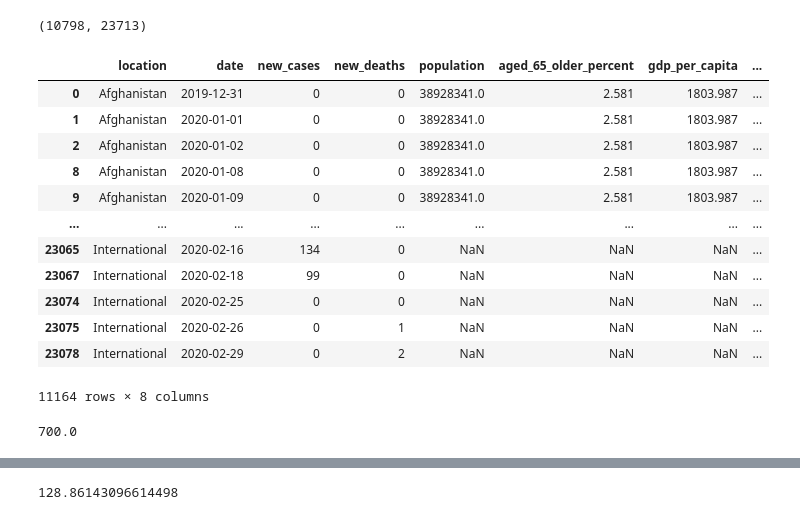
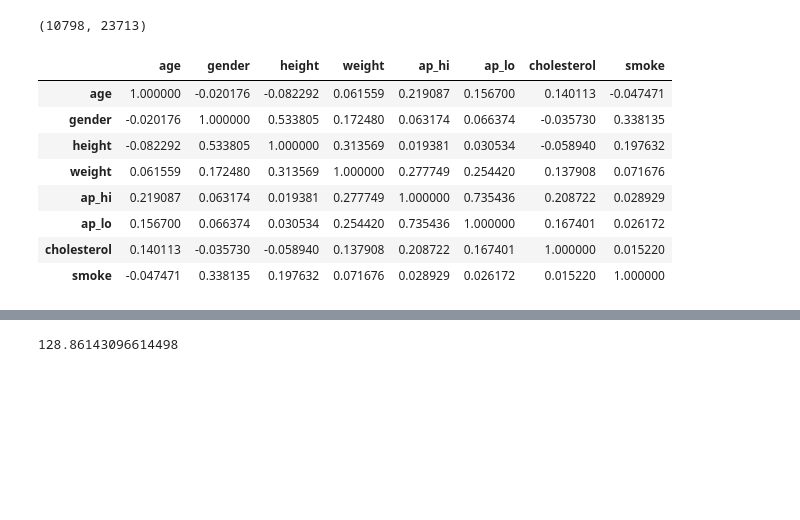
Before and after one commit to el-dAna/Quantum_Computing_notes, a Jupyter notebook: school_projects/turing_practice/data_analysis_exam.ipynb, the cells around one changed output, grey strips where cells are left out. Cells and saved outputs as stored; diff of their text form; code cells hidden in the pictures; blank space fills up the shorter version.

```diff
--- a/school_projects/turing_practice/data_analysis_exam.ipynb
+++ b/school_projects/turing_practice/data_analysis_exam.ipynb
@@ -6,8 +6,8 @@ import matplotlib.pyplot as plt
 import numpy as np
 # %%
 alco = pd.read_csv("./data/cardio_alco.csv")
-base = pd.read_csv("./data/cardio_base.csv", index_col = 'id')
-covid = pd.read_csv("./data/covid_data.csv")
+base1 = pd.read_csv("./data/cardio_base.csv", index_col = 'id')
+covid1 = pd.read_csv("./data/covid_data.csv")
 # covid_cols = 'location', 'date', 'new_cases', 'new_deaths', 'population','aged_65_older_percent', 'gdp_per_capita',
 #             'hospital_beds_per_thousand'
 
@@ -15,11 +15,16 @@ covid = pd.read_csv("./data/covid_data.csv")
 
 alco[["id", "alco"]] = alco['id;alco'].str.split(";", expand = True)
 alco.drop(columns = ['id;alco'], inplace = True)
-alco['id'] = alco['id'].astype(float)
+alco['id'] = alco['id'].astype(int)
 alco['alco'] = alco['alco'].astype(int)
-alco.set_index('id')
+alco.set_index('id', inplace=True)
 
-covid['date'] = pd.to_datetime(covid['date'])
-world_filter = covid['location'] == "World"
-covid = covid[~world_filter] #dataframe for all the induvidual countries
+base = base1.join(alco)
+base['alco'].fillna('None', inplace=True)
+base['age'] = base['age']/365
+# base['alco'] = base['alco'].astype(type(np.nan))
+
+covid1['date'] = pd.to_datetime(covid1['date'])
+world_filter = covid1['location'] == "World"
+covid = covid1[~world_filter] #dataframe for all the induvidual countries
 covid_world = covid[world_filter] #cummulated data for the world, eg, total new_cases on a date recorded in all the countries
@@ -154,27 +195,15 @@ min, max
 # %% [output]
 (10798, 23713)
 # %%
-spearman_corr = base.corr(method='spearman')
+spearman_corr = base1.corr(method='spearman')
 spearman_corr
+# %% [output]
+|  | age | gender | height | weight | ap_hi | ap_lo | cholesterol | smoke |
+| age | 1.000000 | -0.020176 | -0.082292 | 0.061559 | 0.219087 | 0.156700 | 0.140113 | -0.047471 |
+| gender | -0.020176 | 1.000000 | 0.533805 | 0.172480 | 0.063174 | 0.066374 | -0.035730 | 0.338135 |
+| height | -0.082292 | 0.533805 | 1.000000 | 0.313569 | 0.019381 | 0.030534 | -0.058940 | 0.197632 |
+| weight | 0.061559 | 0.172480 | 0.313569 | 1.000000 | 0.277749 | 0.254420 | 0.137908 | 0.071676 |
+| ap_hi | 0.219087 | 0.063174 | 0.019381 | 0.277749 | 1.000000 | 0.735436 | 0.208722 | 0.028929 |
+| ap_lo | 0.156700 | 0.066374 | 0.030534 | 0.254420 | 0.735436 | 1.000000 | 0.167401 | 0.026172 |
+| cholesterol | 0.140113 | -0.035730 | -0.058940 | 0.137908 | 0.208722 | 0.167401 | 1.000000 | 0.015220 |
+| smoke | -0.047471 | 0.338135 | 0.197632 | 0.071676 | 0.028929 | 0.026172 | 0.015220 | 1.000000 |
-# %%
-
-filt4 = covid['hospital_beds_per_thousand'] >= 5
-covid[filt]
-# %% [output]
-|  | location | date | new_cases | new_deaths | population | aged_65_older_percent | gdp_per_capita | ... |
-| 0 | Afghanistan | 2019-12-31 | 0 | 0 | 38928341.0 | 2.581 | 1803.987 | ... |
-| 1 | Afghanistan | 2020-01-01 | 0 | 0 | 38928341.0 | 2.581 | 1803.987 | ... |
-| 2 | Afghanistan | 2020-01-02 | 0 | 0 | 38928341.0 | 2.581 | 1803.987 | ... |
-| 8 | Afghanistan | 2020-01-08 | 0 | 0 | 38928341.0 | 2.581 | 1803.987 | ... |
-| 9 | Afghanistan | 2020-01-09 | 0 | 0 | 38928341.0 | 2.581 | 1803.987 | ... |
-| ... | ... | ... | ... | ... | ... | ... | ... | ... |
-| 23065 | International | 2020-02-16 | 134 | 0 | NaN | NaN | NaN | ... |
-| 23067 | International | 2020-02-18 | 99 | 0 | NaN | NaN | NaN | ... |
-| 23074 | International | 2020-02-25 | 0 | 0 | NaN | NaN | NaN | ... |
-| 23075 | International | 2020-02-26 | 0 | 1 | NaN | NaN | NaN | ... |
-| 23078 | International | 2020-02-29 | 0 | 2 | NaN | NaN | NaN | ... |
-11164 rows × 8 columns
-# %%
-b = np.array()
-# %% [output]
-700.0
```
Also changed, not shown: parts of 21 cells of this notebook, 9 other files.
